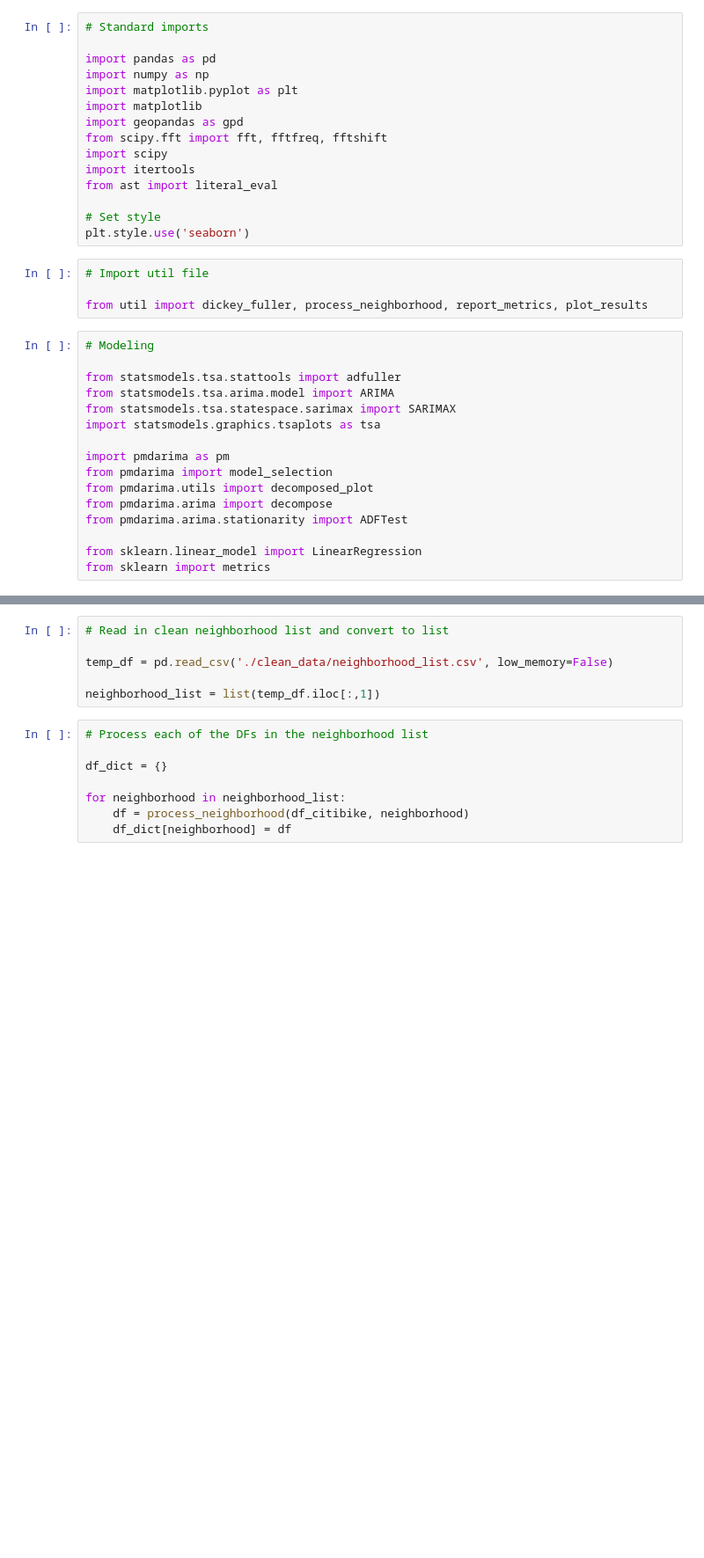
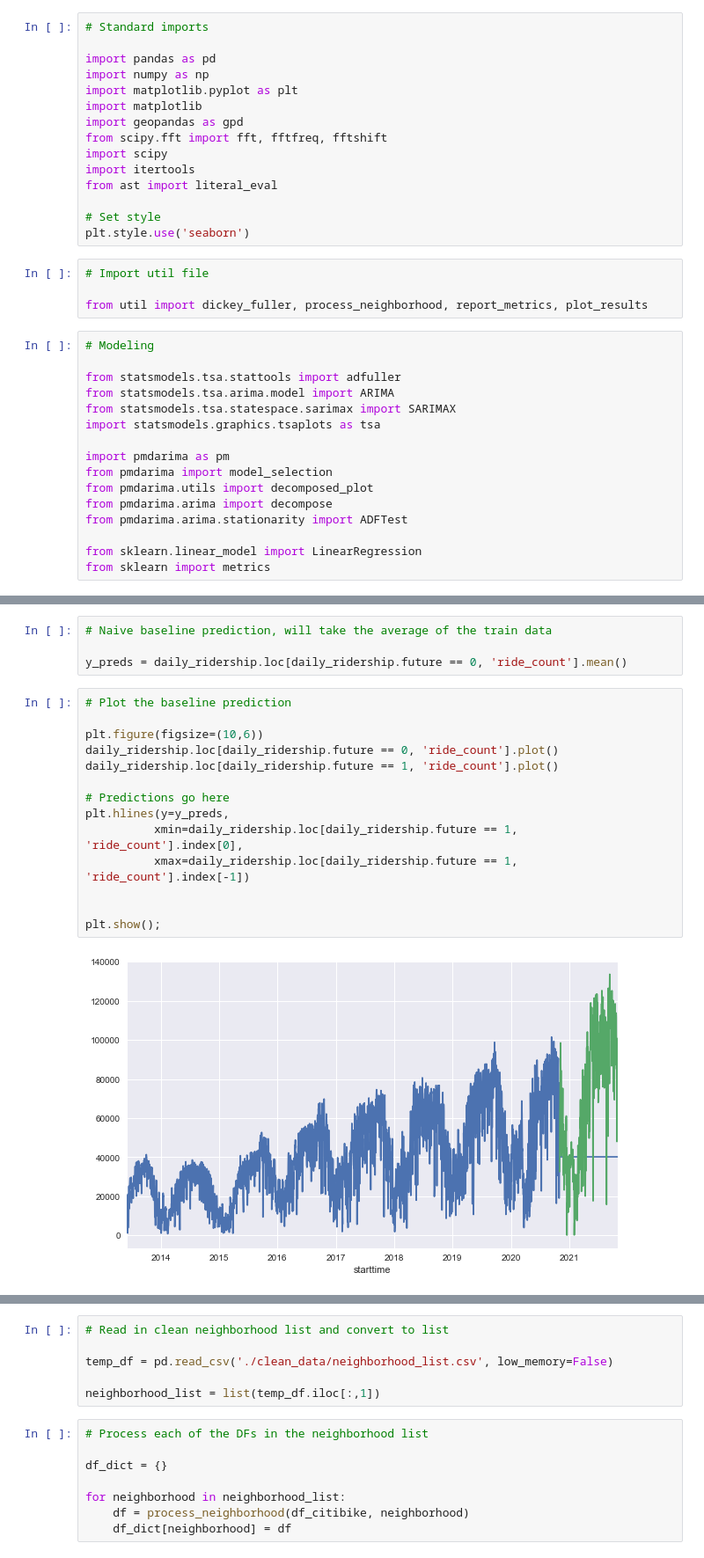
Before and after one commit to marvelje/citibike_ridership_project, a Jupyter notebook: citibike_modeling.ipynb, the cells around one changed output, grey strips where cells are left out. Shown at 88% size. Saved outputs shown, nothing was run; the diff lists cells and outputs as text; blank space fills up the shorter version.

```diff
--- a/citibike_modeling.ipynb
+++ b/citibike_modeling.ipynb
@@ -65,0 +202,20 @@ daily_ridership['ride_count'] = daily_ridership['ride_count'].replace(to_replace
+# %%
+# Naive baseline prediction, will take the average of the train data
+
+y_preds = daily_ridership.loc[daily_ridership.future == 0, 'ride_count'].mean()
+# %%
+# Plot the baseline prediction
+
+plt.figure(figsize=(10,6))
+daily_ridership.loc[daily_ridership.future == 0, 'ride_count'].plot()
+daily_ridership.loc[daily_ridership.future == 1, 'ride_count'].plot()
+
+# Predictions go here
+plt.hlines(y=y_preds,
+          xmin=daily_ridership.loc[daily_ridership.future == 1, 'ride_count'].index[0],
+          xmax=daily_ridership.loc[daily_ridership.future == 1, 'ride_count'].index[-1])
+
+
+plt.show();
+# %% [output]
+[figure, added]
```
Also changed, not shown: parts of 144 cells of this notebook.
